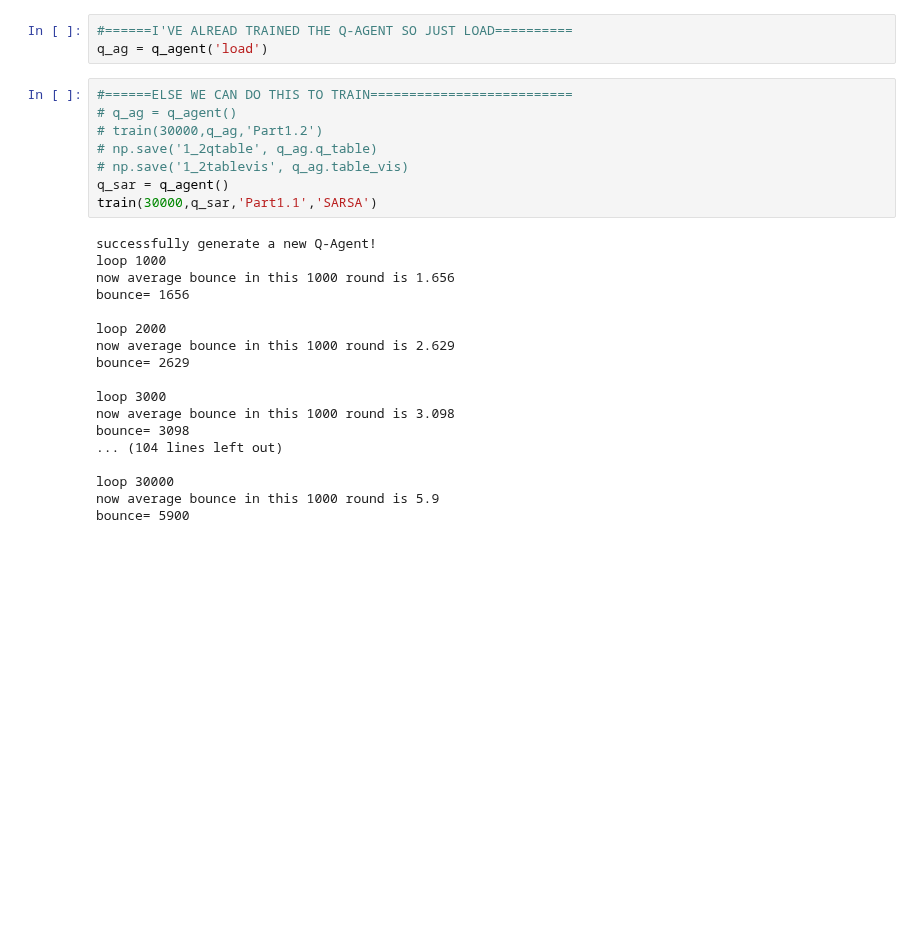
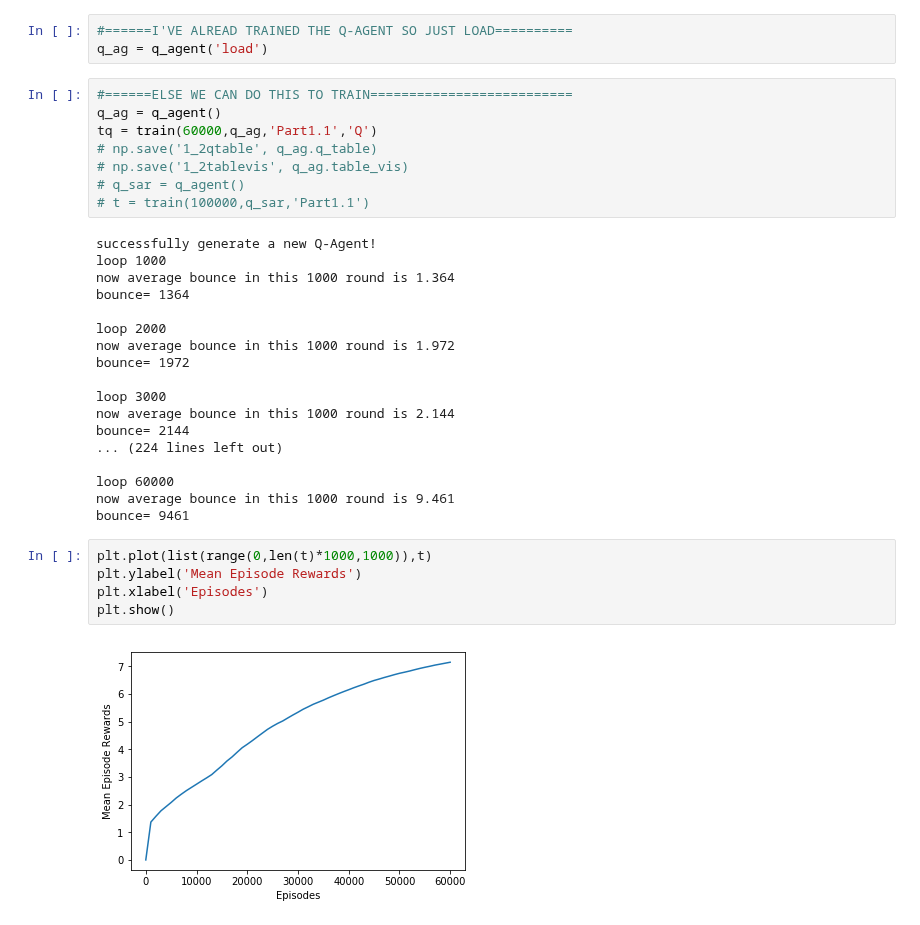
Before and after one commit to crispyricky/Artificial-Intelligent-Python, a Jupyter notebook: MP4/Part1/Part1.ipynb, the cells around one changed output. Saved outputs shown, nothing was run; the diff lists cells and outputs as text; blank space fills up the shorter version.

```diff
--- a/MP4/Part1/Part1.ipynb
+++ b/MP4/Part1/Part1.ipynb
@@ -370,27 +368,34 @@ def play(agent, epoches, mode = 'Part1.1'):
 q_ag = q_agent('load')
 # %%
 #======ELSE WE CAN DO THIS TO TRAIN==========================
-# q_ag = q_agent()
-# train(30000,q_ag,'Part1.2')
+q_ag = q_agent()
+tq = train(60000,q_ag,'Part1.1','Q')
 # np.save('1_2qtable', q_ag.q_table)
 # np.save('1_2tablevis', q_ag.table_vis)
-q_sar = q_agent()
-train(30000,q_sar,'Part1.1','SARSA')
+# q_sar = q_agent()
+# t = train(100000,q_sar,'Part1.1')
 # %% [output]
 successfully generate a new Q-Agent!
 loop 1000
-now average bounce in this 1000 round is 1.656
-bounce= 1656
+now average bounce in this 1000 round is 1.364
+bounce= 1364
 
 loop 2000
-now average bounce in this 1000 round is 2.629
-bounce= 2629
+now average bounce in this 1000 round is 1.972
+bounce= 1972
 
 loop 3000
-now average bounce in this 1000 round is 3.098
-bounce= 3098
-... (104 lines left out)
+now average bounce in this 1000 round is 2.144
+bounce= 2144
+... (224 lines left out)
 
-loop 30000
-now average bounce in this 1000 round is 5.9
-bounce= 5900
+loop 60000
+now average bounce in this 1000 round is 9.461
+bounce= 9461
+# %%
+plt.plot(list(range(0,len(t)*1000,1000)),t)
+plt.ylabel('Mean Episode Rewards')
+plt.xlabel('Episodes')
+plt.show()
+# %% [output]
+[figure, added]
```
Also changed, not shown: parts of 5 cells of this notebook, 3 other files.
